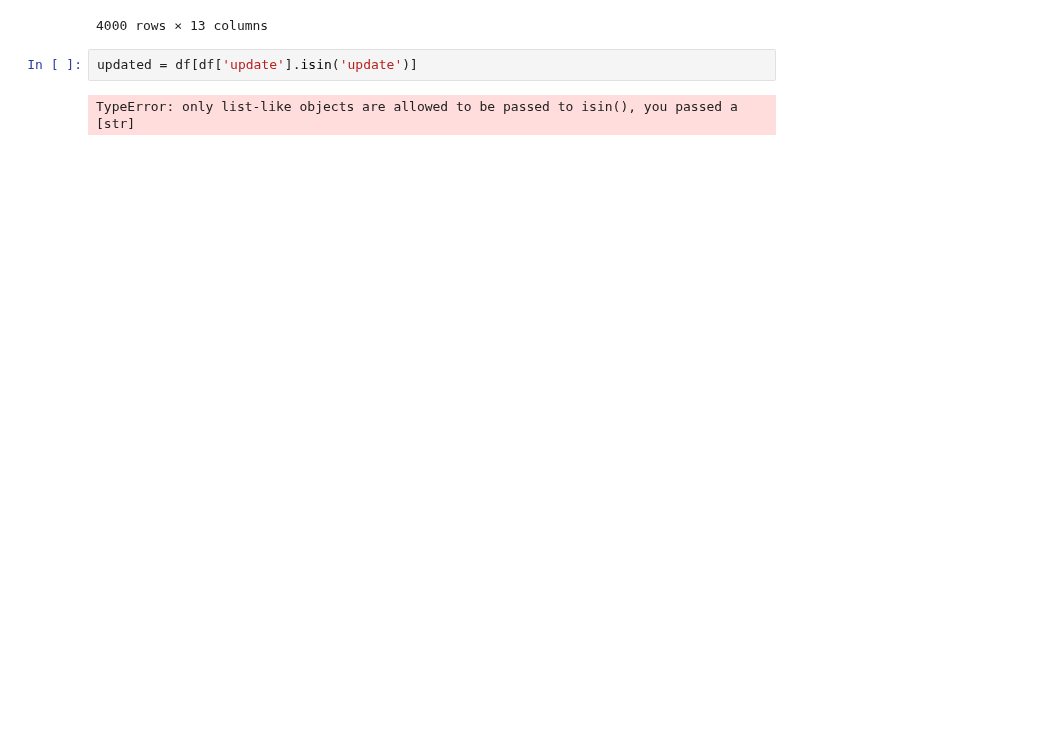
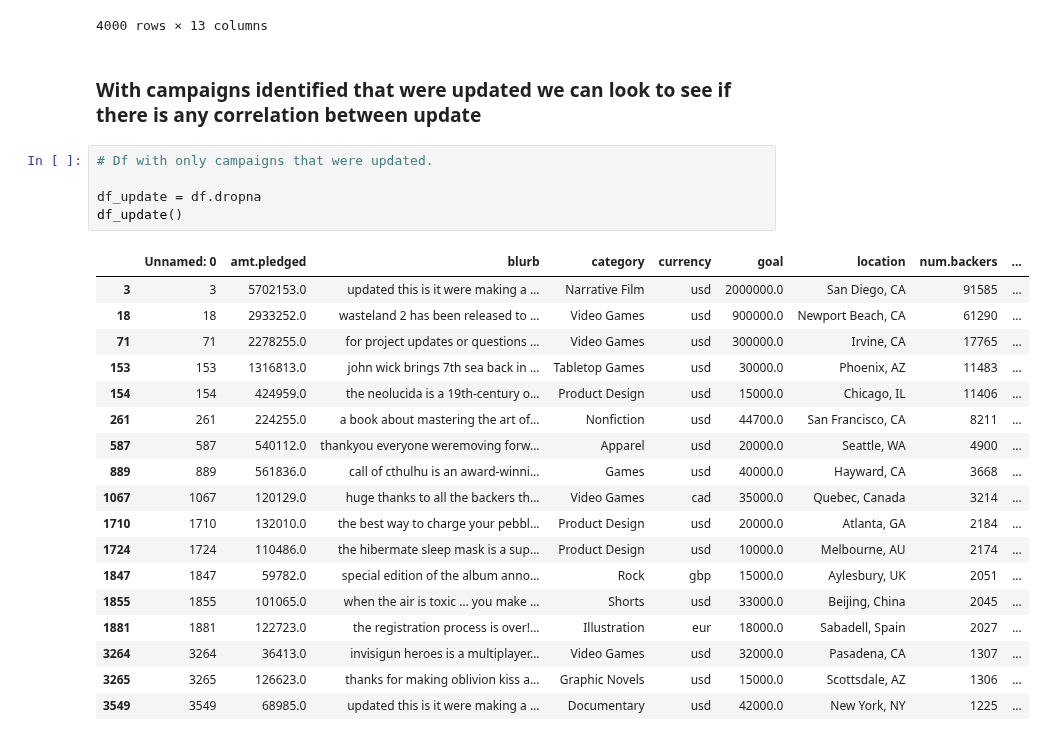
Before and after one commit to spockl/GA-DSI, a Jupyter notebook: Untitled Folder/group project final.ipynb, the cells around one changed output. Drawn from its saved outputs; the diff is of its cells as text; blank space fills up the shorter version.

```diff
--- a/Untitled Folder/group project final.ipynb
+++ b/Untitled Folder/group project final.ipynb
@@ -118,7 +118,29 @@ df
 | 3998 | 3998 | 69452.0 | the origins returned to the 16th ... | Design | nzd | 40000.0 | Hamilton, NZ | 1109 | ... |
 | 3999 | 3999 | 18671.0 | a lovecraftian horror rpg from th... | Tabletop Games | usd | 3500.0 | New Haven, CT | 1109 | ... |
 4000 rows × 13 columns
-# %%
-updated = df[df['update'].isin('update')]
-# %% [output]
-TypeError: only list-like objects are allowed to be passed to isin(), you passed a [str]
+# %% [markdown]
+### With campaigns identified that were updated we can look to see if there is any correlation between update
+# %%
+# Df with only campaigns that were updated.
+
+df_update = df.dropna
+df_update()
+# %% [output]
+|  | Unnamed: 0 | amt.pledged | blurb | category | currency | goal | location | num.backers | ... |
+| 3 | 3 | 5702153.0 | updated this is it were making a ... | Narrative Film | usd | 2000000.0 | San Diego, CA | 91585 | ... |
+| 18 | 18 | 2933252.0 | wasteland 2 has been released to ... | Video Games | usd | 900000.0 | Newport Beach, CA | 61290 | ... |
+| 71 | 71 | 2278255.0 | for project updates or questions ... | Video Games | usd | 300000.0 | Irvine, CA | 17765 | ... |
+| 153 | 153 | 1316813.0 | john wick brings 7th sea back in ... | Tabletop Games | usd | 30000.0 | Phoenix, AZ | 11483 | ... |
+| 154 | 154 | 424959.0 | the neolucida is a 19th-century o... | Product Design | usd | 15000.0 | Chicago, IL | 11406 | ... |
+| 261 | 261 | 224255.0 | a book about mastering the art of... | Nonfiction | usd | 44700.0 | San Francisco, CA | 8211 | ... |
+| 587 | 587 | 540112.0 | thankyou everyone weremoving forw... | Apparel | usd | 20000.0 | Seattle, WA | 4900 | ... |
+| 889 | 889 | 561836.0 | call of cthulhu is an award-winni... | Games | usd | 40000.0 | Hayward, CA | 3668 | ... |
+| 1067 | 1067 | 120129.0 | huge thanks to all the backers th... | Video Games | cad | 35000.0 | Quebec, Canada | 3214 | ... |
+| 1710 | 1710 | 132010.0 | the best way to charge your pebbl... | Product Design | usd | 20000.0 | Atlanta, GA | 2184 | ... |
+| 1724 | 1724 | 110486.0 | the hibermate sleep mask is a sup... | Product Design | usd | 10000.0 | Melbourne, AU | 2174 | ... |
+| 1847 | 1847 | 59782.0 | special edition of the album anno... | Rock | gbp | 15000.0 | Aylesbury, UK | 2051 | ... |
+| 1855 | 1855 | 101065.0 | when the air is toxic … you make ... | Shorts | usd | 33000.0 | Beijing, China | 2045 | ... |
+| 1881 | 1881 | 122723.0 | the registration process is over!... | Illustration | eur | 18000.0 | Sabadell, Spain | 2027 | ... |
+| 3264 | 3264 | 36413.0 | invisigun heroes is a multiplayer... | Video Games | usd | 32000.0 | Pasadena, CA | 1307 | ... |
+| 3265 | 3265 | 126623.0 | thanks for making oblivion kiss a... | Graphic Novels | usd | 15000.0 | Scottsdale, AZ | 1306 | ... |
+| 3549 | 3549 | 68985.0 | updated this is it were making a ... | Documentary | usd | 42000.0 | New York, NY | 1225 | ... |
```
